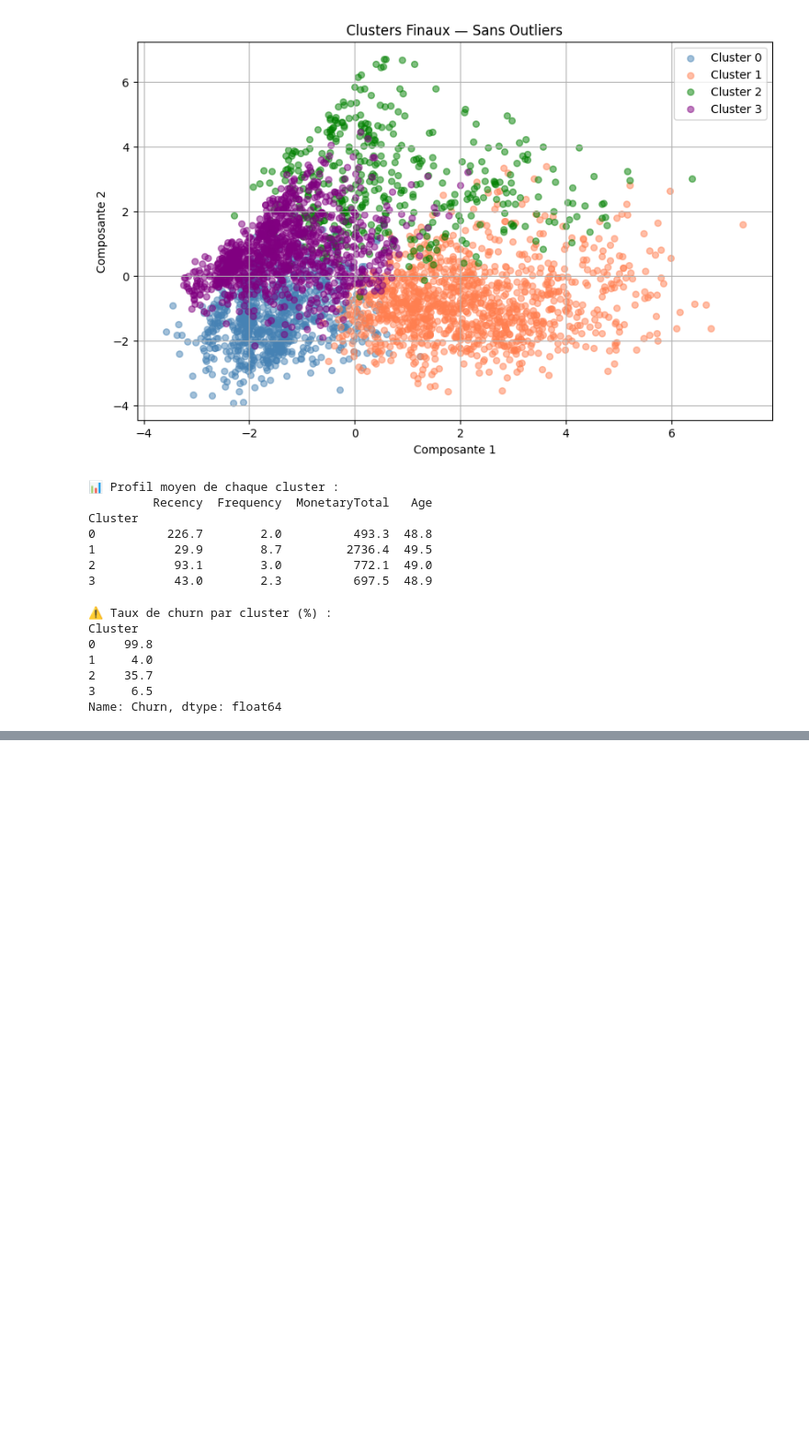
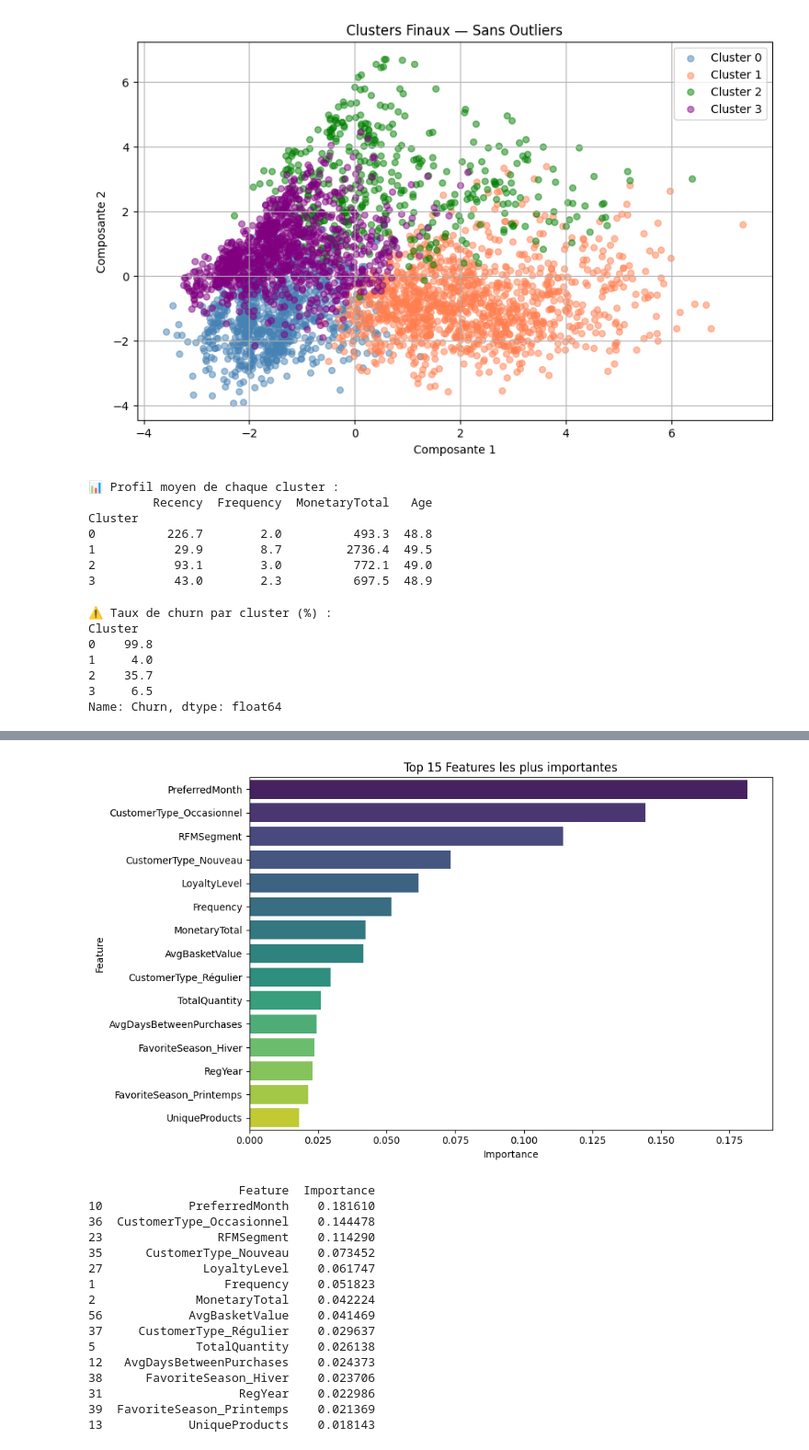
Before and after one commit to imen767/Machine-Learning, a Jupyter notebook: notebooks/03_modelisation.ipynb, the cells around one changed output, grey strips where cells are left out. Shown at 92% size. Cells and saved outputs as stored; diff of their text form; code cells hidden in the pictures; blank space fills up the shorter version.

```diff
--- a/notebooks/03_modelisation.ipynb
+++ b/notebooks/03_modelisation.ipynb
@@ -326,0 +518,23 @@ Name: Churn, dtype: float64
+# %%
+# Supprimer les colonnes qui révèlent directement le Churn
+leaky_cols_2 = [
+    'CustomerType_Perdu',  # = client perdu = churné !
+    'Recency',             # trop directement lié au Churn
+    'TenureRatio',         # calculé depuis Recency
+    'CustomerTenureDays',  # trop lié au Churn
+    'FirstPurchaseDaysAgo' # trop lié au Churn
+]
+
+# Supprimer
+cols_to_drop = [c for c in leaky_cols_2 if c in X_train_clean.columns]
+X_train_clean2 = X_train_clean.drop(columns=cols_to_drop)
+X_test_clean2  = X_test_clean.drop(columns=cols_to_drop)
+
+print(f"✅ Colonnes supprimées : {cols_to_drop}")
+print(f"👉 X_train : {X_train_clean2.shape}")
+print(f"👉 X_test  : {X_test_clean2.shape}")
+
+# Vérifier les nouvelles corrélations
+correlations2 = X_train_clean2.corrwith(y_train.squeeze()).abs().sort_values(ascending=False)
+print(f"\nTop 10 corrélations restantes :")
+print(correlations2.head(10).round(3))
@@ -326,0 +661,9 @@ Name: Churn, dtype: float64
+# %%
+# Entraîner avec les meilleurs paramètres
+best_rf = grid_search.best_estimator_
+y_pred_best = best_rf.predict(X_test_clean2)
+
+print("=== Meilleur Random Forest ===")
+print(f"Accuracy : {accuracy_score(y_test, y_pred_best)*100:.1f}%")
+print(f"AUC-ROC  : {roc_auc_score(y_test, y_pred_best)*100:.1f}%")
+print(classification_report(y_test, y_pred_best))
@@ -326,0 +702,31 @@ Name: Churn, dtype: float64
+# %%
+importances = pd.DataFrame({
+    'Feature': X_train_clean2.columns,
+    'Importance': best_rf.feature_importances_
+}).sort_values('Importance', ascending=False).head(15)
+
+plt.figure(figsize=(10, 6))
+sns.barplot(data=importances, x='Importance', y='Feature', palette='viridis')
+plt.title('Top 15 Features les plus importantes')
+plt.tight_layout()
+plt.show()
+
+print(importances)
+# %% [output]
+[figure, added]
+                     Feature  Importance
+10            PreferredMonth    0.181610
+36  CustomerType_Occasionnel    0.144478
+23                RFMSegment    0.114290
+35      CustomerType_Nouveau    0.073452
+27              LoyaltyLevel    0.061747
+1                  Frequency    0.051823
+2              MonetaryTotal    0.042224
+56            AvgBasketValue    0.041469
+37     CustomerType_Régulier    0.029637
+5              TotalQuantity    0.026138
+12   AvgDaysBetweenPurchases    0.024373
+38      FavoriteSeason_Hiver    0.023706
+31                   RegYear    0.022986
+39  FavoriteSeason_Printemps    0.021369
+13            UniqueProducts    0.018143
```
Also changed, not shown: parts of 13 cells of this notebook, 9 other files.
